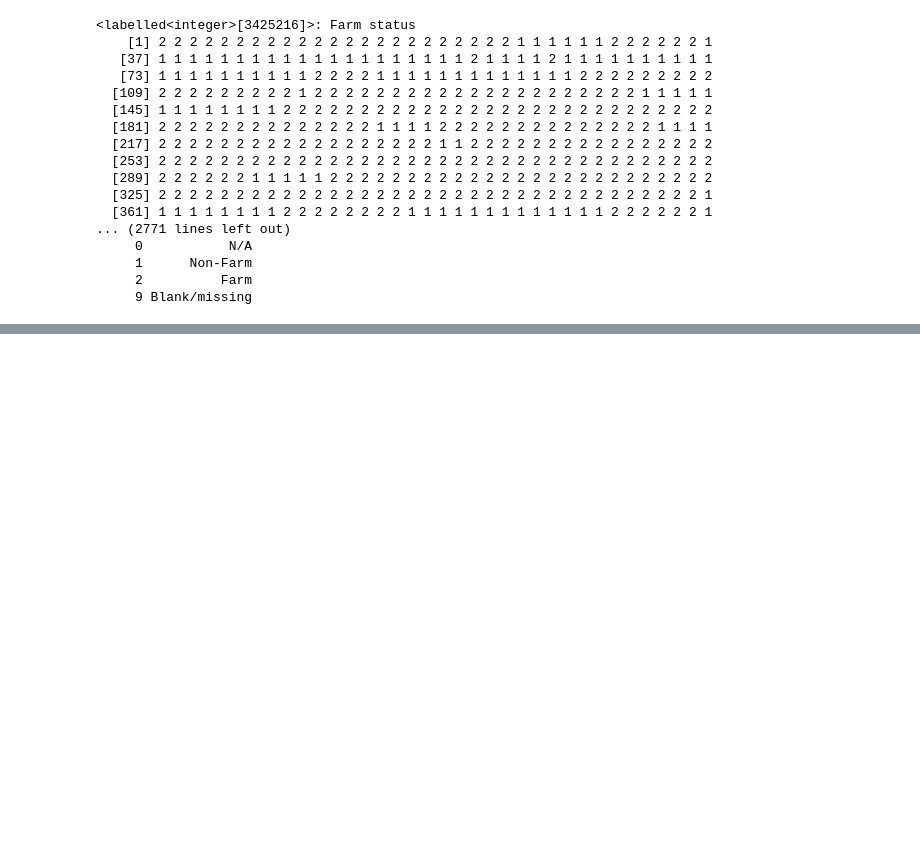
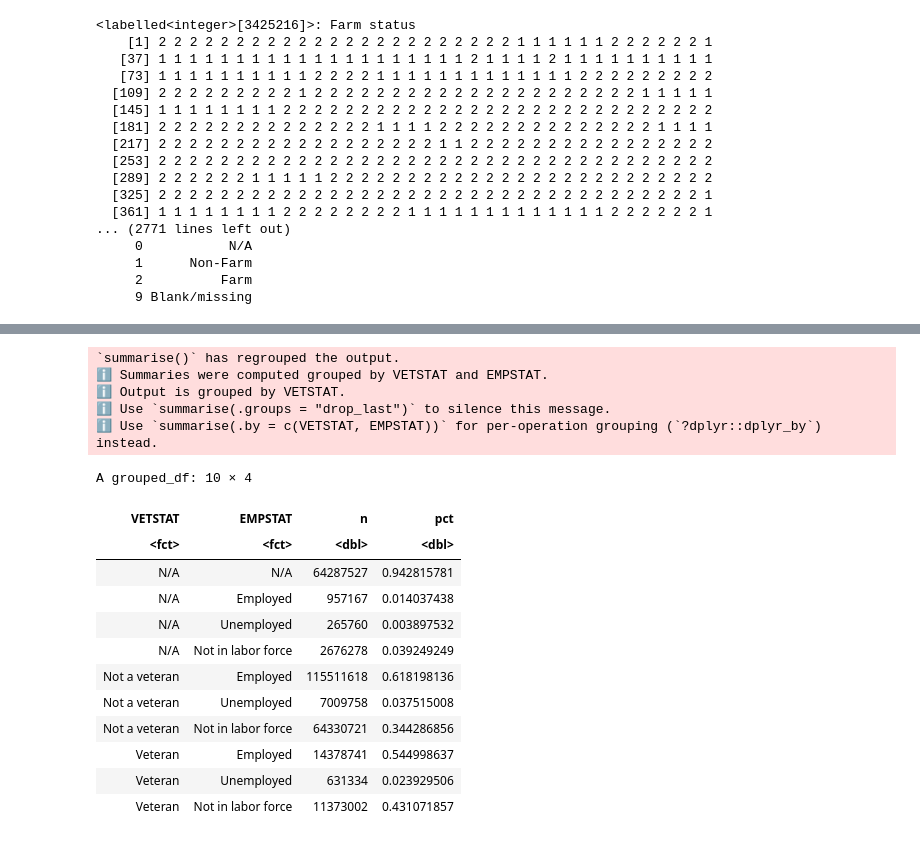
Before and after one commit to jcolond/LTCC_Reno, a Jupyter notebook: IPUMS_Exercise_1.ipynb, the cells around one changed output, grey strips where cells are left out. Saved outputs shown, nothing was run; the diff lists cells and outputs as text; code cells hidden in the pictures; blank space fills up the shorter version.

```diff
--- a/IPUMS_Exercise_1.ipynb
+++ b/IPUMS_Exercise_1.ipynb
@@ -47,0 +78,3 @@ Caused by error:
+# %%
+ddi <- read_ipums_ddi ("usa_00072.xml")
+data <- read_ipums_micro(ddi)
@@ -47,0 +101,21 @@ Caused by error:
+# %%
+data %>% filter(YEAR == 2000) %>% group_by(VETSTAT = haven::as_factor(VETSTAT), EMPSTAT = haven::as_factor(EMPSTAT)) %>% summarize(n = sum(PERWT)) %>% mutate(pct = n/sum(n))
+# %% [output]
+`summarise()` has regrouped the output.
+ℹ Summaries were computed grouped by VETSTAT and EMPSTAT.
+ℹ Output is grouped by VETSTAT.
+ℹ Use `summarise(.groups = "drop_last")` to silence this message.
+ℹ Use `summarise(.by = c(VETSTAT, EMPSTAT))` for per-operation grouping (`?dplyr::dplyr_by`) instead.
+A grouped_df: 10 × 4
+| VETSTAT | EMPSTAT | n | pct |
+| <fct> | <fct> | <dbl> | <dbl> |
+| N/A | N/A | 64287527 | 0.942815781 |
+| N/A | Employed | 957167 | 0.014037438 |
+| N/A | Unemployed | 265760 | 0.003897532 |
+| N/A | Not in labor force | 2676278 | 0.039249249 |
+| Not a veteran | Employed | 115511618 | 0.618198136 |
+| Not a veteran | Unemployed | 7009758 | 0.037515008 |
+| Not a veteran | Not in labor force | 64330721 | 0.344286856 |
+| Veteran | Employed | 14378741 | 0.544998637 |
+| Veteran | Unemployed | 631334 | 0.023929506 |
+| Veteran | Not in labor force | 11373002 | 0.431071857 |
```
Also changed, not shown: parts of 15 cells of this notebook, 1 other file.
